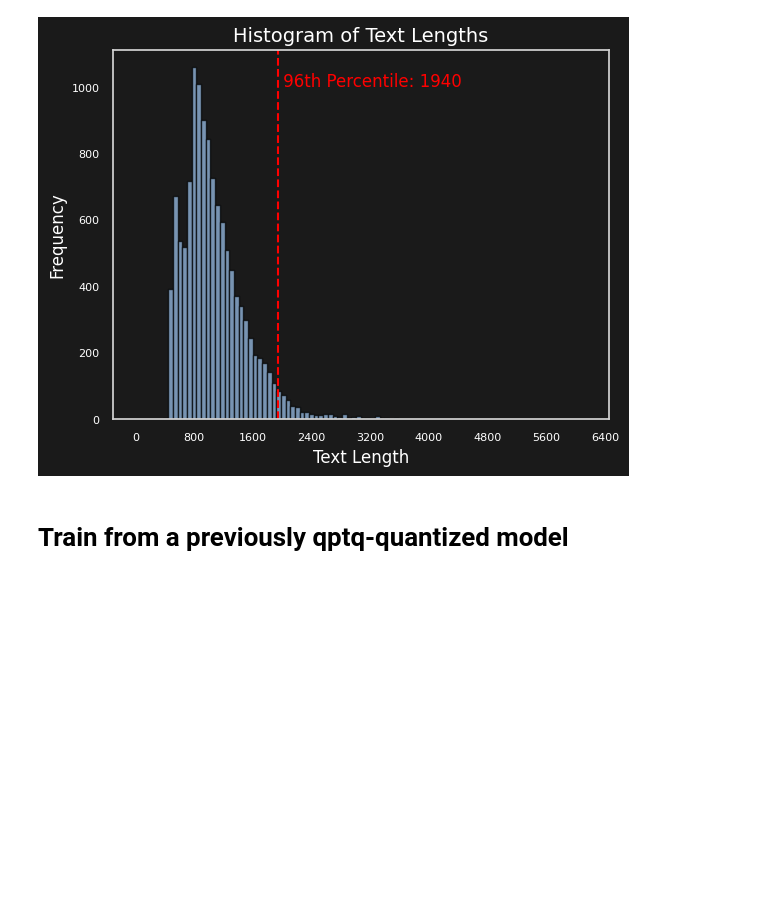
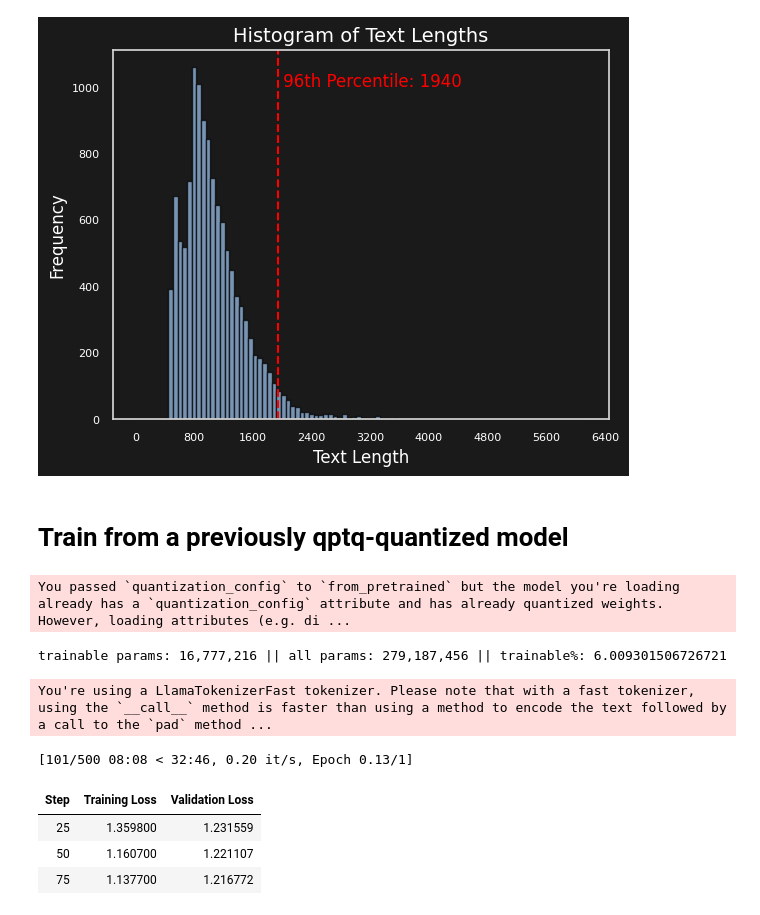
Before and after one commit to jason-brian-anderson/lora_gptq, a Jupyter notebook: quantized_trainer.ipynb, the cells around one changed output. Saved outputs shown, nothing was run; the diff lists cells and outputs as text; code cells hidden in the pictures; blank space fills up the shorter version.

```diff
--- a/quantized_trainer.ipynb
+++ b/quantized_trainer.ipynb
@@ -47,15 +47,14 @@ lora_dropout = 0.05
 
 #training hparams
 epochs = 1
-max_steps = 200
-per_device_train_batch_size=11
-gradient_accumulation_steps=1
+max_steps = 500
+per_device_train_batch_size=4
+gradient_accumulation_steps=4
 early_stopping_patience = 3
-learning_rate = 7e-4
-logging_steps = 5
+learning_rate = 1e-3
+logging_steps = 25
 device = "cuda"
-max_training_sample_length = 512 #2048
-
+max_seq_length = 2048
 #quantization params
 quantization_bits = 4
 
@@ -378,8 +377,8 @@ plot_text_length_histogram(train_df, percentile = 96)
 # %% [markdown]
 # Train from a previously qptq-quantized model
 # %%
-from huggingface_hub import login
-from dotenv import load_dotenv
+from transformers import EarlyStoppingCallback
+
 
 import torch
 from transformers import AutoModelForCausalLM, AutoTokenizer, BitsAndBytesConfig
@@ -417,38 +416,55 @@ training_args=TrainingArguments(
                                 logging_steps=25, # Frequency of logging training information
                                 output_dir=quantized_train_path, # Directory for saving output (like model checkpoints)
                                 optim="adamw_hf", # Optimizer to be used for training, here it's a variant of AdamW from Hugging Face
-                                save_strategy="epoch", # Strategy for saving model checkpoints (here, at the end of each epoch)
+                                save_strategy="steps", # Strategy for saving model checkpoints (here, at the end of each epoch)
                                 report_to="none", # Disable reporting to any external services
+                                evaluation_strategy="steps",  # Add this line
+                                eval_steps=logging_steps,  # Add this line
+                                metric_for_best_model="loss",
+                                greater_is_better=False,
+                                load_best_model_at_end=True,
                             )
 
 
 quant_model = AutoModelForCausalLM.from_pretrained(quant_model_id,
                                              quantization_config=quantization_config_loading,
                                              device_map="auto",
                                             )
 
 
 quant_model.config.use_cache = False
 quant_model.config.pretraining_tp = 1
 quant_model.gradient_checkpointing_enable()
 
 prepared_model = prepare_model_for_kbit_training(quant_model)
 peft_model = get_peft_model(prepared_model, config)
 peft_model.print_trainable_parameters()
 peft_model.config.use_cache = False # silence the warnings. Please re-enable for inference!
 
 trainer = SFTTrainer(
     model=peft_model,
     args=training_args,
     train_dataset=train_dataset,
+        eval_dataset=test_dataset,
     #peft_config=lora_config,
     dataset_text_field="text",
     tokenizer=tokenizer,
     packing=False,
-    max_seq_length=512)
+    max_seq_length=max_seq_length,
+    callbacks=[EarlyStoppingCallback(early_stopping_patience=early_stopping_patience)],
+)
 
 train_result = trainer.train()
 #Also I noticed that you pass a PeftModel to SFTTrainer together with a peft_config argument, this might lead to create a nested peft model which can lead to some bugs.
+# %% [output]
+You passed `quantization_config` to `from_pretrained` but the model you're loading already has a `quantization_config` attribute and has already quantized weights. However, loading attributes (e.g. di ...
+trainable params: 16,777,216 || all params: 279,187,456 || trainable%: 6.009301506726721
+You're using a LlamaTokenizerFast tokenizer. Please note that with a fast tokenizer, using the `__call__` method is faster than using a method to encode the text followed by a call to the `pad` method ...
+[101/500 08:08 < 32:46, 0.20 it/s, Epoch 0.13/1]
+| Step | Training Loss | Validation Loss |
+| 25 | 1.359800 | 1.231559 |
+| 50 | 1.160700 | 1.221107 |
+| 75 | 1.137700 | 1.216772 |
 # %%
 
 checkpoint_name ="final_checkpoints_gptqsummarizer_7b_peft"
```
Also changed, not shown: parts of 4 cells of this notebook.
